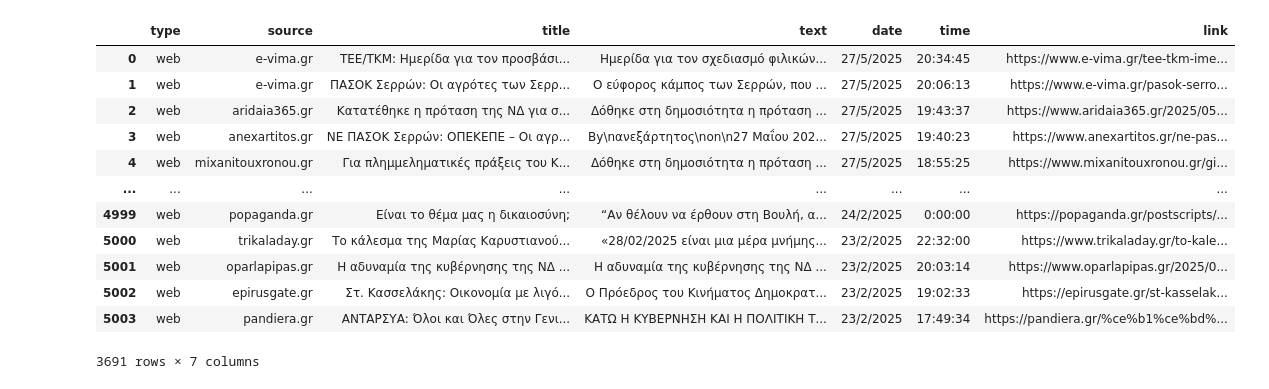
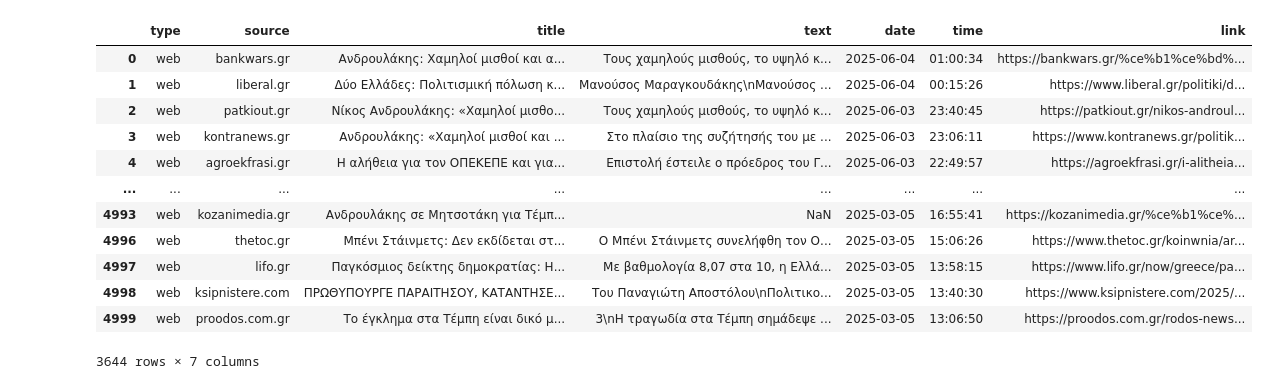
Before and after one commit to vasill23/classwork1_vasilikizafeiropoulou, a Jupyter notebook: data_final_project.ipynb, the cells around one changed output. Saved outputs shown, nothing was run; the diff lists cells and outputs as text; code cells hidden in the pictures.

```diff
--- a/data_final_project.ipynb
+++ b/data_final_project.ipynb
@@ -47,17 +28,0 @@ df_D
-# %%
-df_D=df.drop(columns=["categories", "sentiment"])
-df_D
-# %% [output]
-|  | type | source | title | text | date | time | link |
-| 0 | web | e-vima.gr | ΤΕΕ/ΤΚΜ: Ημερίδα για τον προσβάσι... | Ημερίδα για τον σχεδιασμό φιλικών... | 27/5/2025 | 20:34:45 | https://www.e-vima.gr/tee-tkm-ime... |
-| 1 | web | e-vima.gr | ΠΑΣΟΚ Σερρών: Οι αγρότες των Σερρ... | Ο εύφορος κάμπος των Σερρών, που ... | 27/5/2025 | 20:06:13 | https://www.e-vima.gr/pasok-serro... |
-| 2 | web | aridaia365.gr | Κατατέθηκε η πρόταση της ΝΔ για σ... | Δόθηκε στη δημοσιότητα η πρόταση ... | 27/5/2025 | 19:43:37 | https://www.aridaia365.gr/2025/05... |
-| 3 | web | anexartitos.gr | ΝΕ ΠΑΣΟΚ Σερρών: ΟΠΕΚΕΠΕ – Οι αγρ... | By\nανεξάρτητος\non\n27 Μαΐου 202... | 27/5/2025 | 19:40:23 | https://www.anexartitos.gr/ne-pas... |
-| 4 | web | mixanitouxronou.gr | Για πλημμεληματικές πράξεις του Κ... | Δόθηκε στη δημοσιότητα η πρόταση ... | 27/5/2025 | 18:55:25 | https://www.mixanitouxronou.gr/gi... |
-| ... | ... | ... | ... | ... | ... | ... | ... |
-| 4999 | web | popaganda.gr | Είναι το θέμα μας η δικαιοσύνη; | “Αν θέλουν να έρθουν στη Βουλή, α... | 24/2/2025 | 0:00:00 | https://popaganda.gr/postscripts/... |
-| 5000 | web | trikaladay.gr | Το κάλεσμα της Μαρίας Καρυστιανού... | «28/02/2025 είναι μια μέρα μνήμης... | 23/2/2025 | 22:32:00 | https://www.trikaladay.gr/to-kale... |
-| 5001 | web | oparlapipas.gr | H αδυναμία της κυβέρνησης της ΝΔ ... | Η αδυναμία της κυβέρνησης της ΝΔ ... | 23/2/2025 | 20:03:14 | https://www.oparlapipas.gr/2025/0... |
-| 5002 | web | epirusgate.gr | Στ. Κασσελάκης: Οικονομία με λιγό... | Ο Πρόεδρος του Κινήματος Δημοκρατ... | 23/2/2025 | 19:02:33 | https://epirusgate.gr/st-kasselak... |
-| 5003 | web | pandiera.gr | ΑΝΤΑΡΣΥΑ: Όλοι και Όλες στην Γενι... | ΚΑΤΩ Η ΚΥΒΕΡΝΗΣΗ ΚΑΙ Η ΠΟΛΙΤΙΚΗ Τ... | 23/2/2025 | 17:49:34 | https://pandiera.gr/%ce%b1%ce%bd%... |
-3691 rows × 7 columns
@@ -65,0 +29,20 @@ df_D=
+# %%
+df2=pd.read_csv('/content/drive/MyDrive/reportd2.csv', delimiter=';')
+# %%
+df_D2= df2[df2["type"] == "web"].drop_duplicates(subset="title").drop(columns=["categories", "sentiment"])
+# %%
+df_D2
+# %% [output]
+|  | type | source | title | text | date | time | link |
+| 0 | web | bankwars.gr | Ανδρουλάκης: Χαμηλοί μισθοί και α... | Τους χαμηλούς μισθούς, το υψηλό κ... | 2025-06-04 | 01:00:34 | https://bankwars.gr/%ce%b1%ce%bd%... |
+| 1 | web | liberal.gr | Δύο Ελλάδες: Πολιτισμική πόλωση κ... | Μανούσος Μαραγκουδάκης\nΜανούσος ... | 2025-06-04 | 00:15:26 | https://www.liberal.gr/politiki/d... |
+| 2 | web | patkiout.gr | Νίκος Ανδρουλάκης: «Χαμηλοί μισθο... | Τους χαμηλούς μισθούς, το υψηλό κ... | 2025-06-03 | 23:40:45 | https://patkiout.gr/nikos-androul... |
+| 3 | web | kontranews.gr | Ανδρουλάκης: «Χαμηλοί μισθοί και ... | Στο πλαίσιο της συζήτησής του με ... | 2025-06-03 | 23:06:11 | https://www.kontranews.gr/politik... |
+| 4 | web | agroekfrasi.gr | Η αλήθεια για τον ΟΠΕΚΕΠΕ και για... | Επιστολή έστειλε ο πρόεδρος του Γ... | 2025-06-03 | 22:49:57 | https://agroekfrasi.gr/i-alitheia... |
+| ... | ... | ... | ... | ... | ... | ... | ... |
+| 4993 | web | kozanimedia.gr | Ανδρουλάκης σε Μητσοτάκη για Τέμπ... | NaN | 2025-03-05 | 16:55:41 | https://kozanimedia.gr/%ce%b1%ce%... |
+| 4996 | web | thetoc.gr | Μπένι Στάινμετς: Δεν εκδίδεται στ... | Ο Μπένι Στάινμετς συνελήφθη τον Ο... | 2025-03-05 | 15:06:26 | https://www.thetoc.gr/koinwnia/ar... |
+| 4997 | web | lifo.gr | Παγκόσμιος δείκτης δημοκρατίας: Η... | Με βαθμολογία 8,07 στα 10, η Ελλά... | 2025-03-05 | 13:58:15 | https://www.lifo.gr/now/greece/pa... |
+| 4998 | web | ksipnistere.com | ΠΡΩΘΥΠΟΥΡΓΕ ΠΑΡΑΙΤΗΣΟΥ, ΚΑΤΑΝΤΗΣΕ... | Του Παναγιώτη Αποστόλου\nΠολιτικο... | 2025-03-05 | 13:40:30 | https://www.ksipnistere.com/2025/... |
+| 4999 | web | proodos.com.gr | Το έγκλημα στα Τέμπη είναι δικό μ... | 3\nΗ τραγωδία στα Τέμπη σημάδεψε ... | 2025-03-05 | 13:06:50 | https://proodos.com.gr/rodos-news... |
+3644 rows × 7 columns
```
Also changed, not shown: parts of 17 cells of this notebook.
